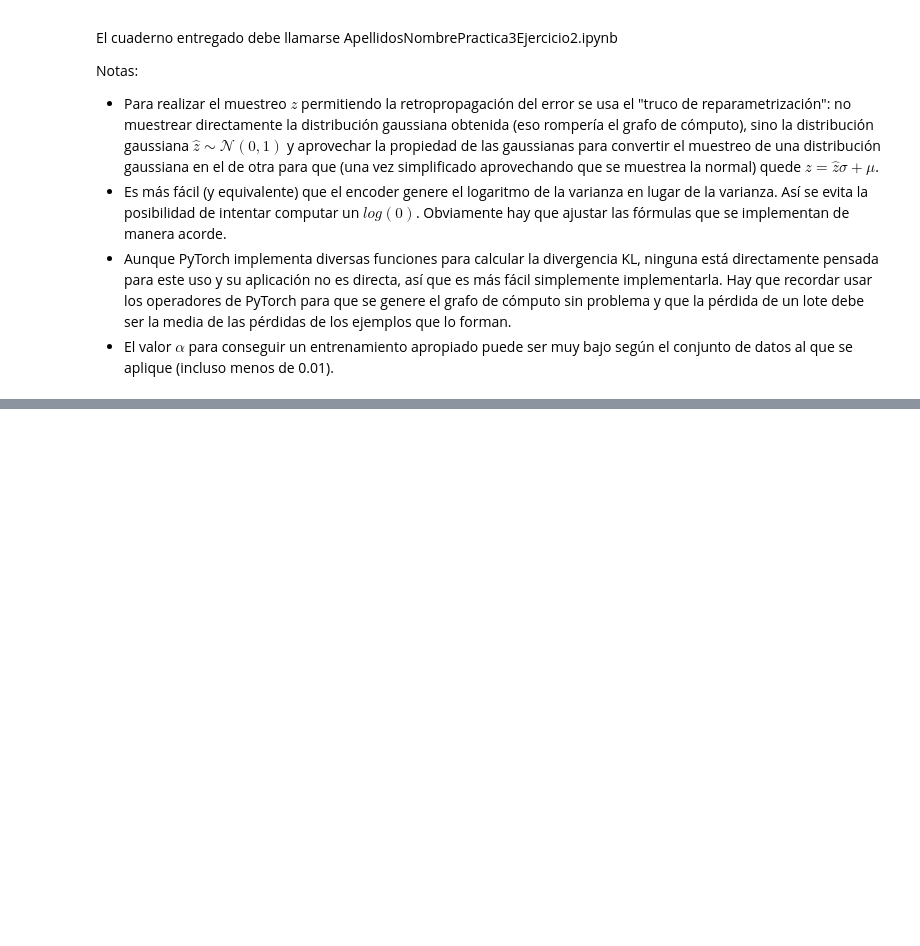
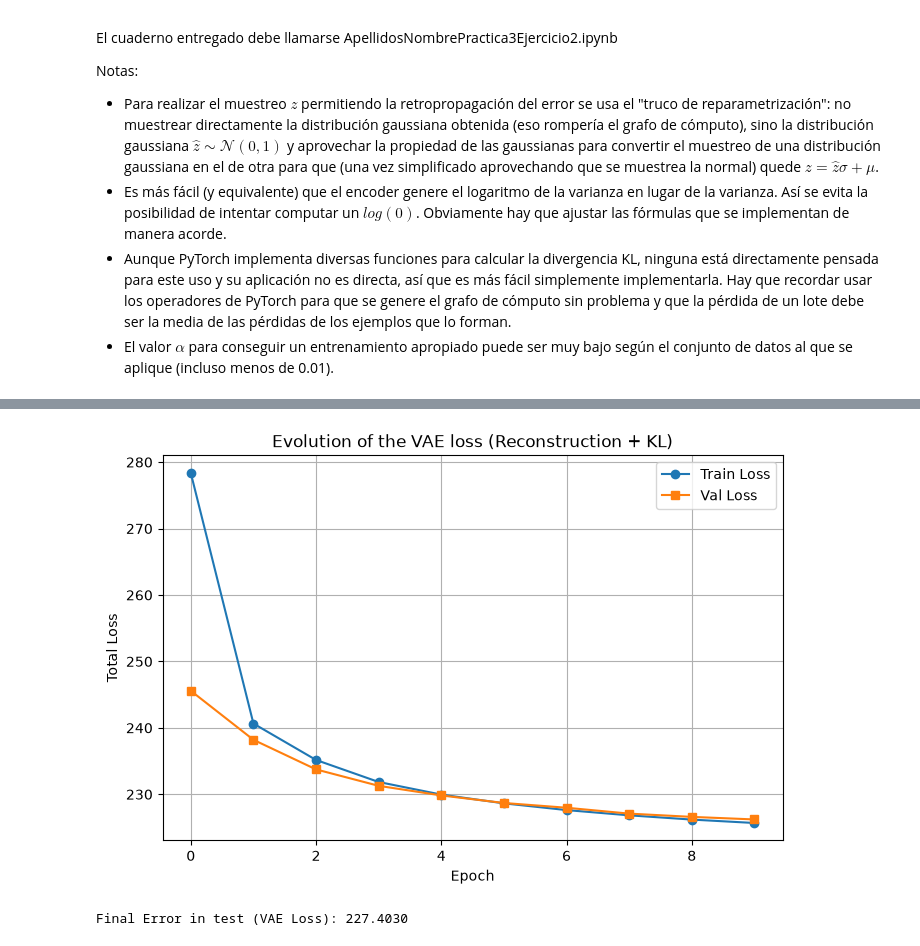
Before and after one commit to danielfernandezroldan2005/ai-programming-practices, a Jupyter notebook: FernándezRoldánDanielPractica3Ejercicio2.ipynb, the cells around one changed output, grey strips where cells are left out. Drawn from its saved outputs; the diff is of its cells as text; code cells hidden in the pictures; blank space fills up the shorter version.

```diff
--- a/FernándezRoldánDanielPractica3Ejercicio2.ipynb
+++ b/FernándezRoldánDanielPractica3Ejercicio2.ipynb
@@ -197,0 +249,36 @@ model, train_historial_loss, val_historial_loss = learning_loop_VAE(
+# %%
+# Graph of training vs validation loss.
+plt.figure(figsize=(8, 5))
+plt.plot(train_historial_loss, label='Train Loss', marker='o')
+plt.plot(val_historial_loss, label='Val Loss', marker='s')
+
+plt.title('Evolution of the VAE loss (Reconstruction + KL)')
+plt.xlabel('Epoch')
+plt.ylabel('Total Loss')
+plt.legend()
+plt.grid(True)
+plt.show()
+# %% [output]
+[figure, added]
+# %%
+# Error of the trained model on the test dataset.
+model.eval()
+test_loss_accumulated = 0.0
+
+with torch.no_grad():
+    for images, _ in test_loader:
+        images = images.to(device)
+
+        # Pass the images through the model to get the reconstructed images and latent variables.
+        reconstructed_image, mean, log_var = model(images)
+
+        # Calculate the loss (remember to use the same alpha as in training).
+        loss_test = VAE_loss_function(reconstructed_image, images, mean, log_var, alpha=0.005)
+
+        # Accumulate the test loss for the entire test dataset.
+        test_loss_accumulated += loss_test.item() * images.size(0)
+
+test_loss_media = test_loss_accumulated / len(test_loader.dataset)
+print(f"Final Error in test (VAE Loss): {test_loss_media:.4f}")
+# %% [output]
+Final Error in test (VAE Loss): 227.4030
```
Also changed, not shown: parts of 5 cells of this notebook.
